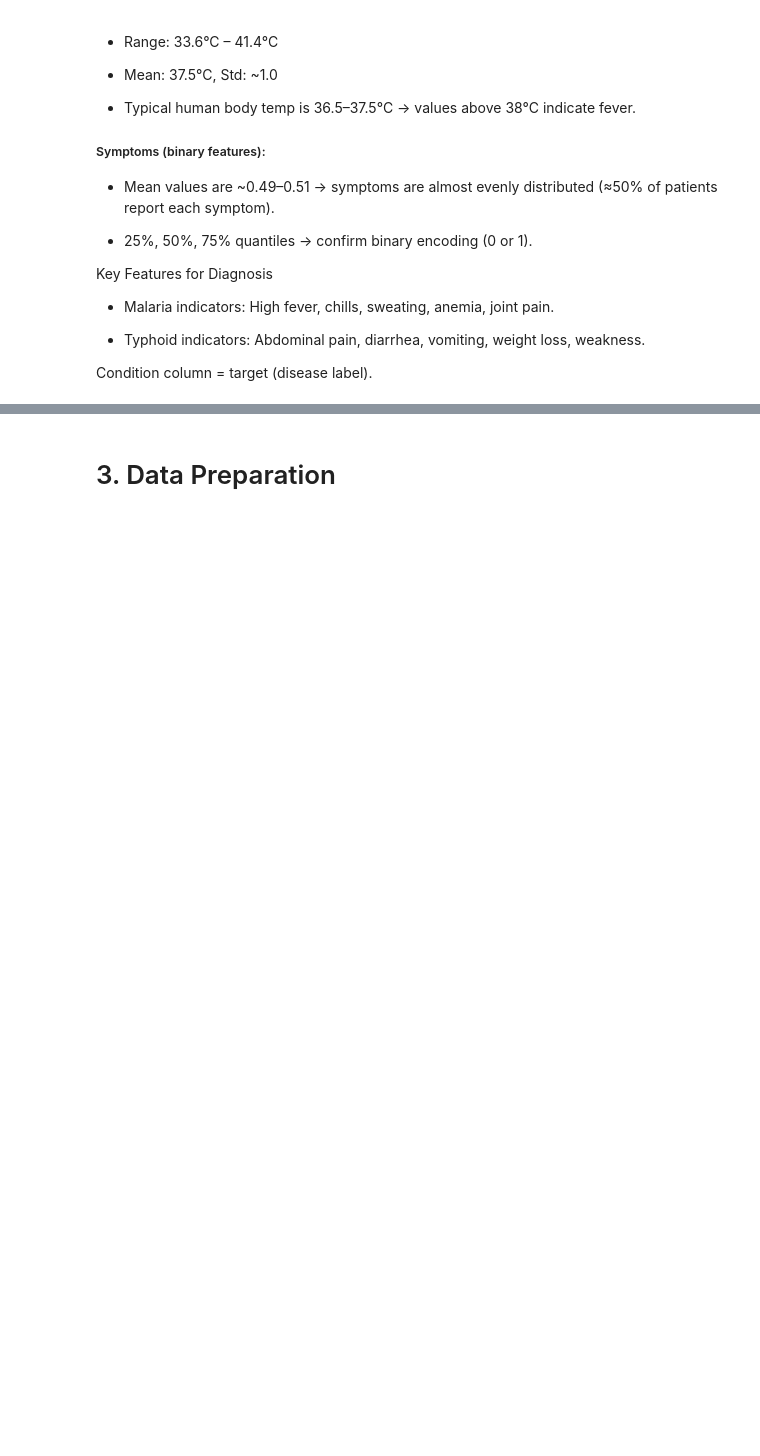
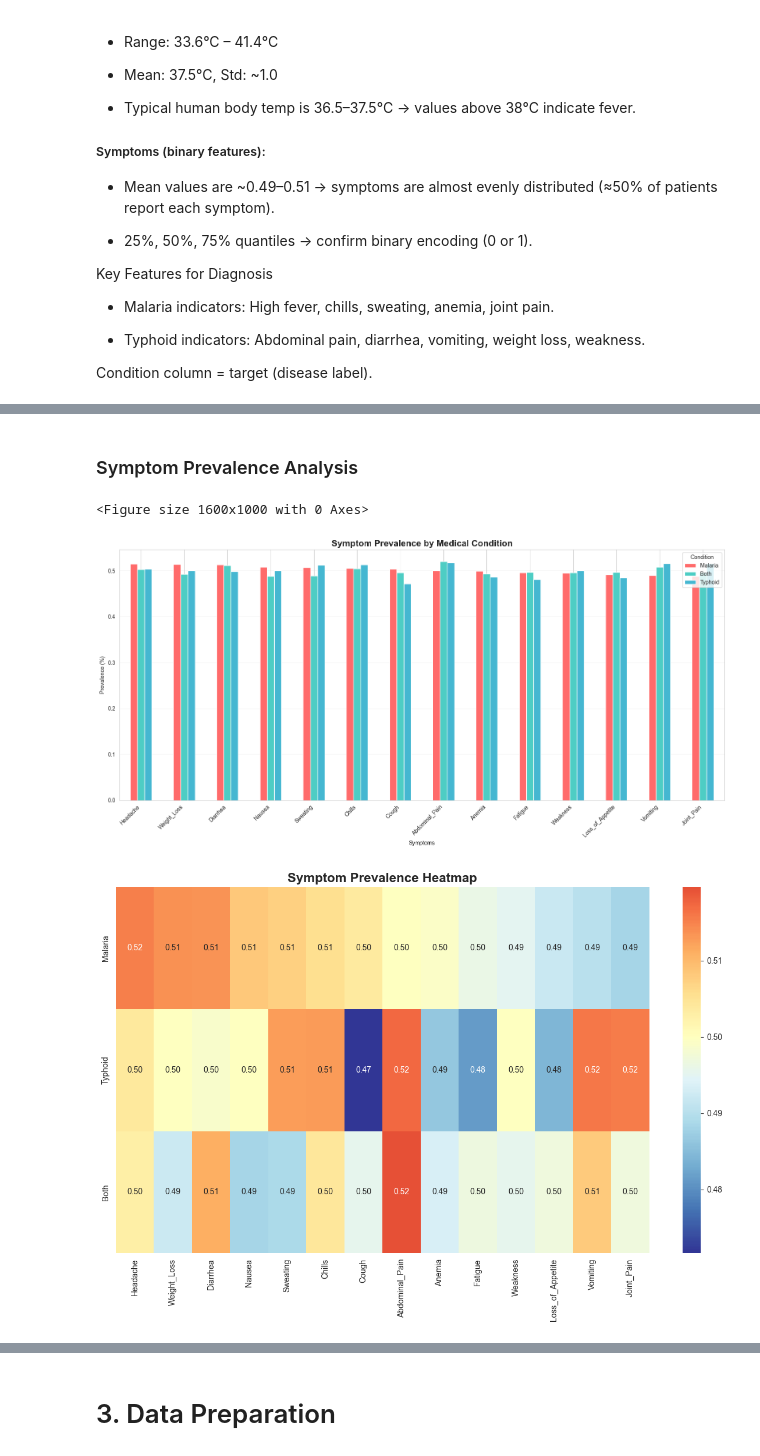
Before and after one commit to edwardopare/Malaria-Typhoid-ML, a Jupyter notebook: modelling/Notebook.ipynb, the cells around one changed output, grey strips where cells are left out. Drawn from its saved outputs; the diff is of its cells as text; code cells hidden in the pictures; blank space fills up the shorter version.

```diff
--- a/modelling/Notebook.ipynb
+++ b/modelling/Notebook.ipynb
@@ -554,0 +269,41 @@ Top features by absolute correlation (though weak overall):
+# %% [markdown]
+### Symptom Prevalence Analysis
+# %%
+# Symptom columns (all except Temperature and Condition)
+symptom_columns = [col for col in df.columns if col not in ['Temperature', 'Condition']]
+
+# Symptom prevalence by condition
+plt.figure(figsize=(16, 10))
+
+symptom_prevalence = pd.DataFrame()
+for condition in df['Condition'].unique():
+    condition_data = df[df['Condition'] == condition]
+    prevalence = condition_data[symptom_columns].mean().sort_values(ascending=False)
+    symptom_prevalence[condition] = prevalence
+
+# Plot symptom prevalence
+symptom_prevalence.plot(kind='bar', figsize=(16, 8), color=colors)
+plt.title('Symptom Prevalence by Medical Condition', fontsize=16, fontweight='bold')
+plt.xlabel('Symptoms')
+plt.ylabel('Prevalence (%)')
+plt.xticks(rotation=45, ha='right')
+plt.legend(title='Condition')
+plt.grid(axis='y', alpha=0.3)
+plt.tight_layout()
+plt.show()
+
+# Heatmap of symptom differences
+plt.figure(figsize=(12, 8))
+symptom_diff = symptom_prevalence.copy()
+symptom_diff['Malaria_vs_Typhoid'] = symptom_prevalence['Malaria'] - symptom_prevalence['Typhoid']
+symptom_diff['Both_vs_Avg'] = symptom_prevalence['Both'] - (symptom_prevalence['Malaria'] + symptom_prevalence['Typhoid'])/2
+
+sns.heatmap(symptom_diff[['Malaria', 'Typhoid', 'Both']].T,
+            annot=True, fmt='.2f', cmap='RdYlBu_r', center=0.5)
+plt.title('Symptom Prevalence Heatmap', fontsize=16, fontweight='bold')
+plt.tight_layout()
+plt.show()
+# %% [output]
+<Figure size 1600x1000 with 0 Axes>
+[figure, added]
+[figure, added]
```
Also changed, not shown: parts of 62 cells of this notebook.
